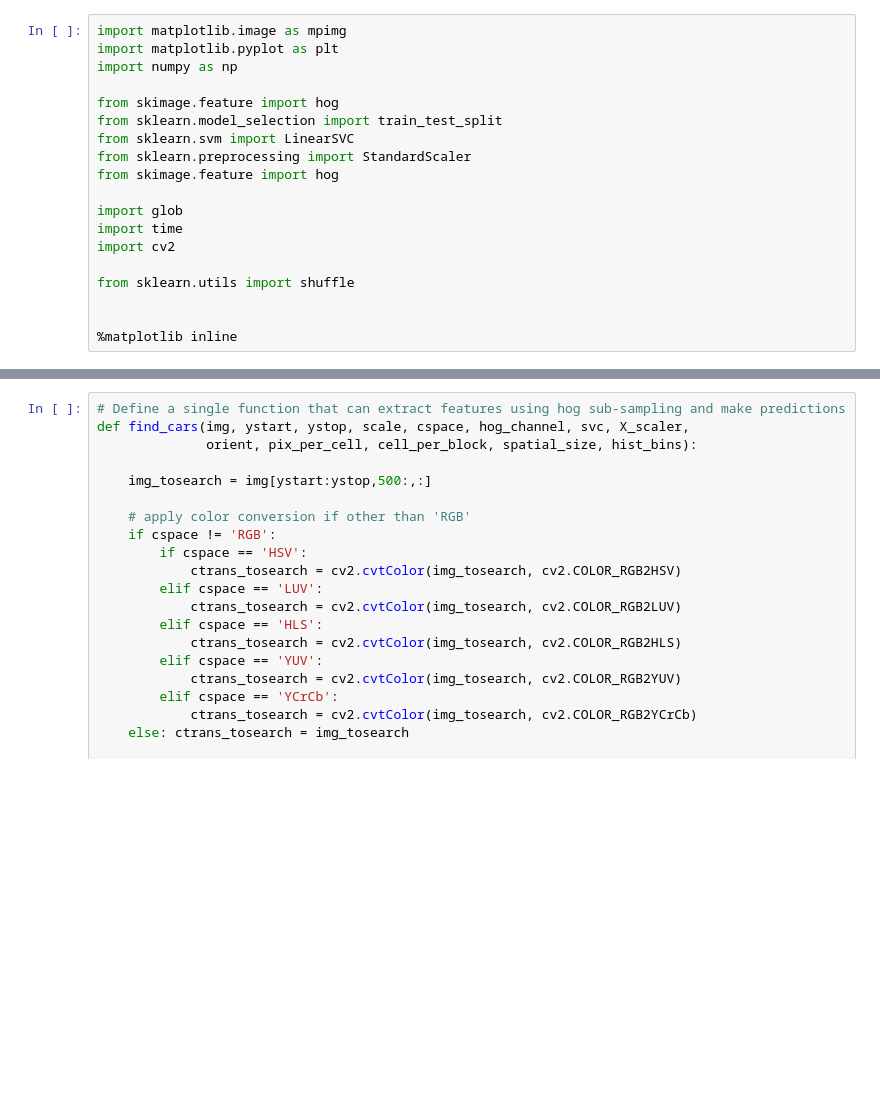
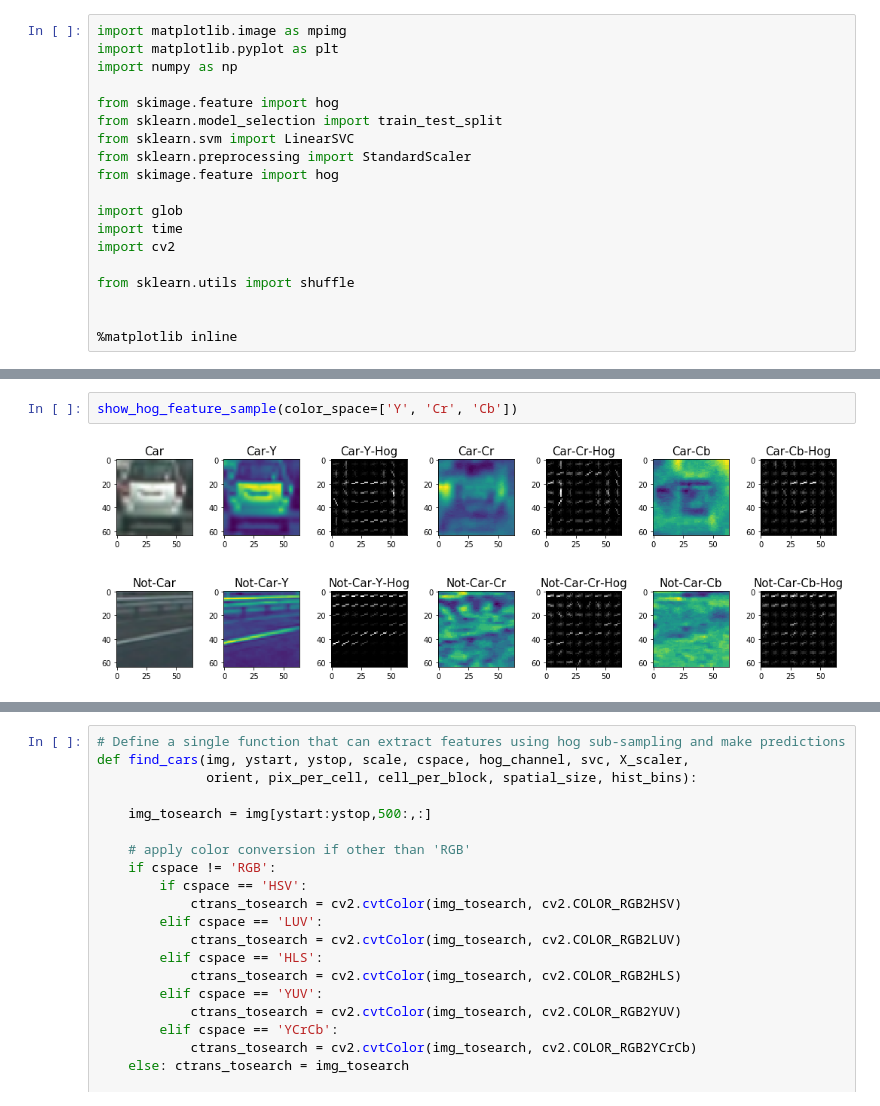
Before and after one commit to hafizur-rahman/CarND-Vehicle-Detection, a Jupyter notebook: VehicleDetection.ipynb, the cells around one changed output, grey strips where cells are left out. Drawn from its saved outputs; the diff is of its cells as text; blank space fills up the shorter version.

```diff
--- a/VehicleDetection.ipynb
+++ b/VehicleDetection.ipynb
@@ -199,0 +93,4 @@ def draw_boxes(img, bboxes, color=(0, 0, 255), thick=6):
+# %%
+show_hog_feature_sample(color_space=['Y', 'Cr', 'Cb'])
+# %% [output]
+[figure, added]
```
Also changed, not shown: parts of 16 cells of this notebook, 4 other files.
